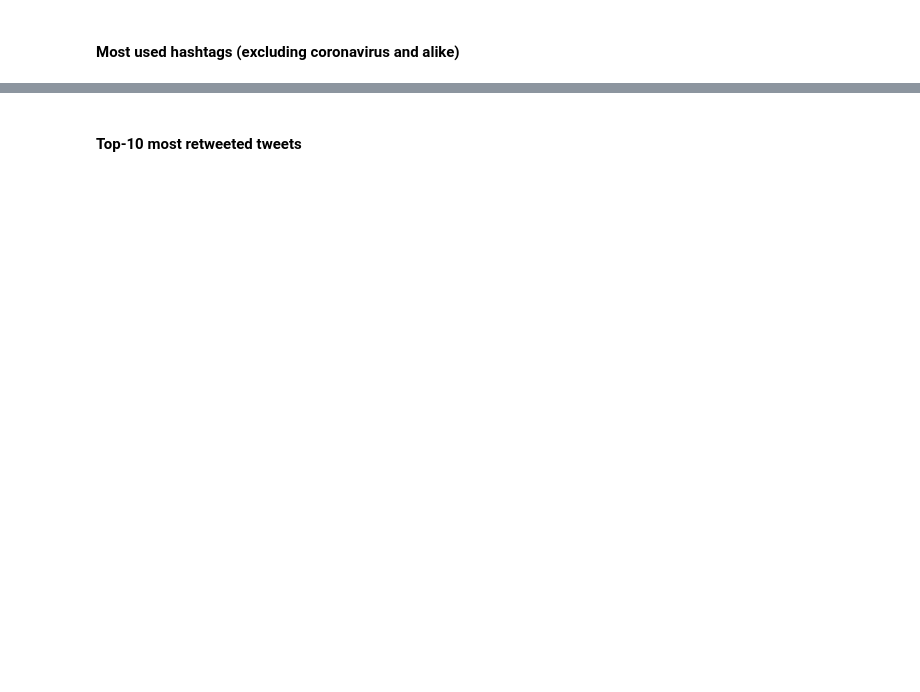
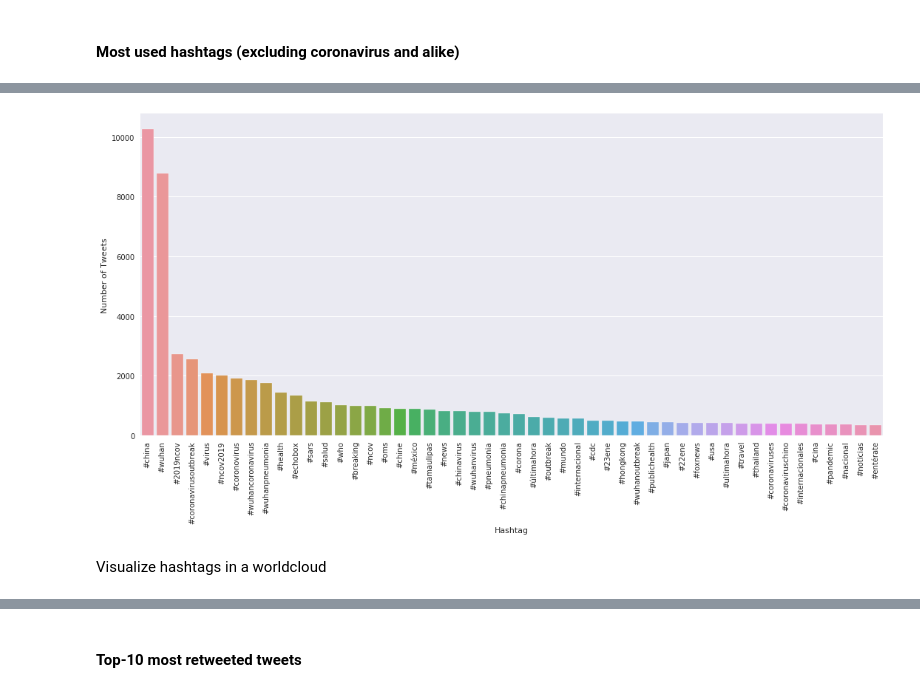
Before and after one commit to social-link-analytics-group-bsc/tw_coronavirus, a Jupyter notebook: corona_virus.ipynb, the cells around one changed output, grey strips where cells are left out. Cells and saved outputs as stored; diff of their text form; code cells hidden in the pictures; blank space fills up the shorter version.

```diff
--- a/corona_virus.ipynb
+++ b/corona_virus.ipynb
@@ -347,2 +355,19 @@ plt.show()
+# %%
+hashtags = defaultdict(int)
+for index, tweet in tweets_with_hashtags.iterrows():
+    tweet_hashtags = tweet['hashtags'].split()
+    for tweet_hashtag in tweet_hashtags:
+        hashtags[tweet_hashtag.lower()] += 1
+# %%
+hashtags_df = pd.DataFrame.from_dict({'hashtag': list(hashtags.keys()),
+                                      'hashtag_count': list(hashtags.values())})
+# %%
+# Filter out tweets with # as hashtag
+hashtags_df = hashtags_df[hashtags_df['hashtag']!='#']
+# Filter out tweets with #coronavirus as hashtag
+hashtags_df = hashtags_df[hashtags_df['hashtag']!='#coronavirus']
 # %% [markdown]
 #### Most used hashtags (excluding coronavirus and alike)
+# %%
+hashtags_df = hashtags_df.sort_values('hashtag_count', ascending=False)
+hashtags_df.head(10)
@@ -348,0 +386,12 @@ plt.show()
+# %%
+plt.figure(figsize=(18,8))
+l_hashtags = list(hashtags_df.hashtag)[:50]
+l_hashtags_count = list(hashtags_df.hashtag_count)[:50]
+fig = sns.barplot(x=l_hashtags, y=l_hashtags_count)
+fig.set(xlabel='Hashtag', ylabel='Number of Tweets')
+fig.set_xticklabels(labels=list(hashtags_df.hashtag), rotation=90)
+plt.show()
+# %% [output]
+[figure, added]
+# %% [markdown]
+Visualize hashtags in a worldcloud
```
Also changed, not shown: parts of 21 cells of this notebook.
